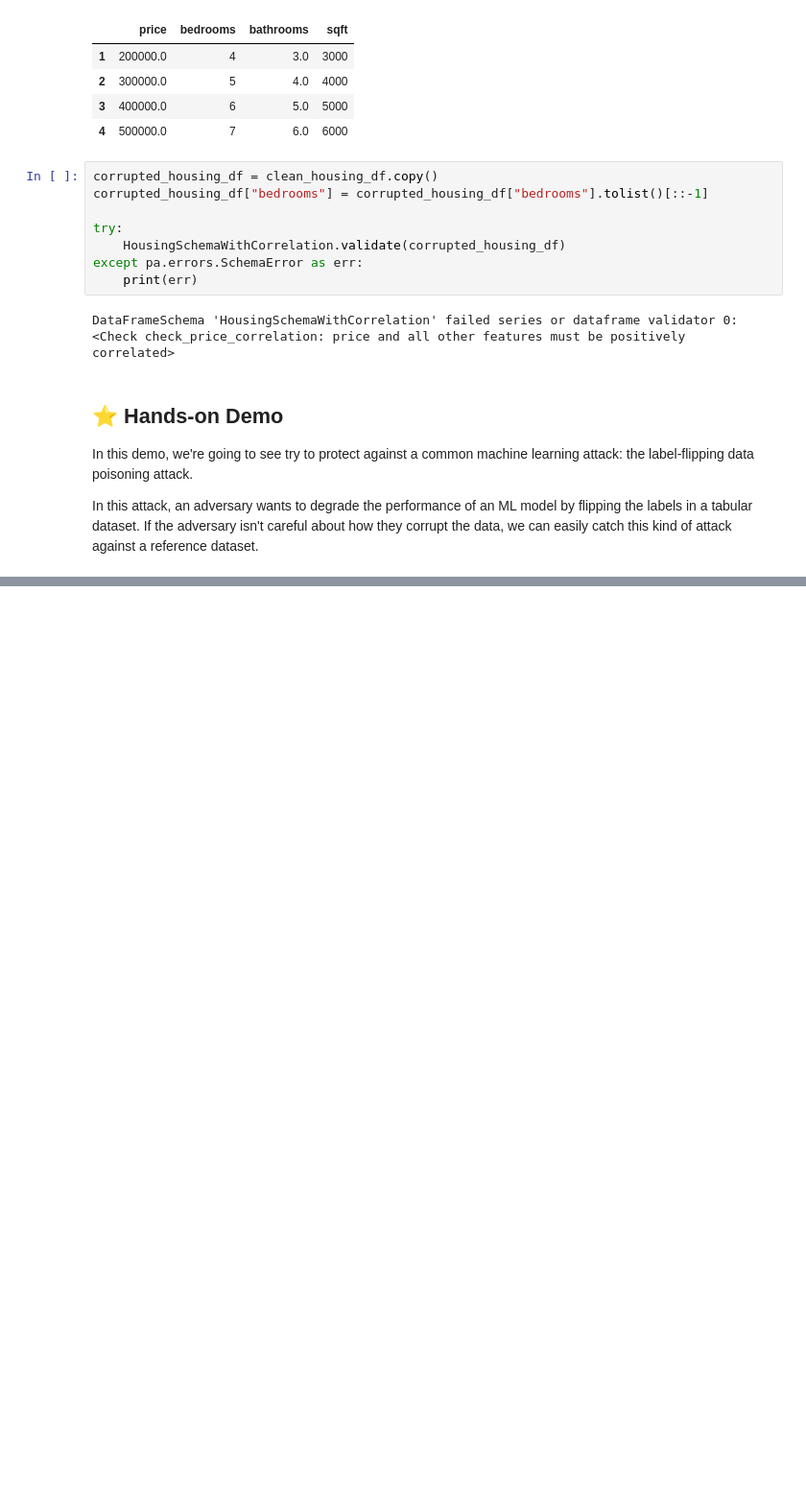
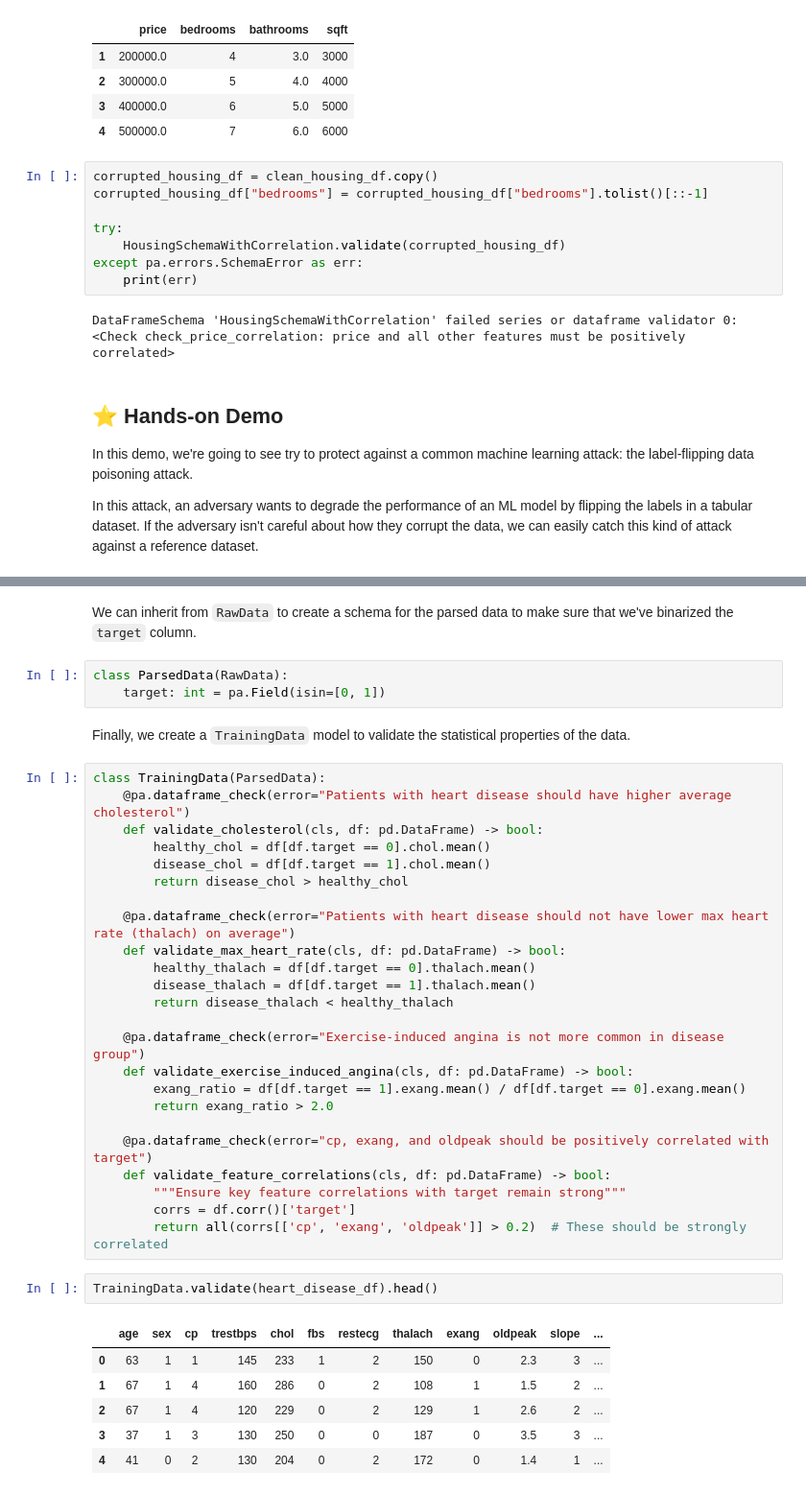
Before and after one commit to unionai-oss/pandera-workshop, a Jupyter notebook: workshop.ipynb, the cells around one changed output, grey strips where cells are left out. Shown: that part at 96% size. Saved outputs shown, nothing was run; the diff lists cells and outputs as text; blank space fills up the shorter version.

```diff
--- a/workshop.ipynb
+++ b/workshop.ipynb
@@ -278,0 +439,42 @@ reference dataset.
+# %% [markdown]
+We can inherit from `RawData` to create a schema for the parsed data to make
+sure that we've binarized the `target` column.
+# %%
+class ParsedData(RawData):
+    target: int = pa.Field(isin=[0, 1])
+# %% [markdown]
+Finally, we create a `TrainingData` model to validate the statistical properties
+of the data.
+# %%
+class TrainingData(ParsedData):
+    @pa.dataframe_check(error="Patients with heart disease should have higher average cholesterol")
+    def validate_cholesterol(cls, df: pd.DataFrame) -> bool:
+        healthy_chol = df[df.target == 0].chol.mean()
+        disease_chol = df[df.target == 1].chol.mean()
+        return disease_chol > healthy_chol
+
+    @pa.dataframe_check(error="Patients with heart disease should not have lower max heart rate (thalach) on average")
+    def validate_max_heart_rate(cls, df: pd.DataFrame) -> bool:
+        healthy_thalach = df[df.target == 0].thalach.mean()
+        disease_thalach = df[df.target == 1].thalach.mean()
+        return disease_thalach < healthy_thalach
+
+    @pa.dataframe_check(error="Exercise-induced angina is not more common in disease group")
+    def validate_exercise_induced_angina(cls, df: pd.DataFrame) -> bool:
+        exang_ratio = df[df.target == 1].exang.mean() / df[df.target == 0].exang.mean()
+        return exang_ratio > 2.0
+
+    @pa.dataframe_check(error="cp, exang, and oldpeak should be positively correlated with target")
+    def validate_feature_correlations(cls, df: pd.DataFrame) -> bool:
+        """Ensure key feature correlations with target remain strong"""
+        corrs = df.corr()['target']
+        return all(corrs[['cp', 'exang', 'oldpeak']] > 0.2)  # These should be strongly correlated
+# %%
+TrainingData.validate(heart_disease_df).head()
+# %% [output]
+|  | age | sex | cp | trestbps | chol | fbs | restecg | thalach | exang | oldpeak | slope | ... |
+| 0 | 63 | 1 | 1 | 145 | 233 | 1 | 2 | 150 | 0 | 2.3 | 3 | ... |
+| 1 | 67 | 1 | 4 | 160 | 286 | 0 | 2 | 108 | 1 | 1.5 | 2 | ... |
+| 2 | 67 | 1 | 4 | 120 | 229 | 0 | 2 | 129 | 1 | 2.6 | 2 | ... |
+| 3 | 37 | 1 | 3 | 130 | 250 | 0 | 0 | 187 | 0 | 3.5 | 3 | ... |
+| 4 | 41 | 0 | 2 | 130 | 204 | 0 | 2 | 172 | 0 | 1.4 | 1 | ... |
```
Also changed, not shown: parts of 33 cells of this notebook, 5 other files.
